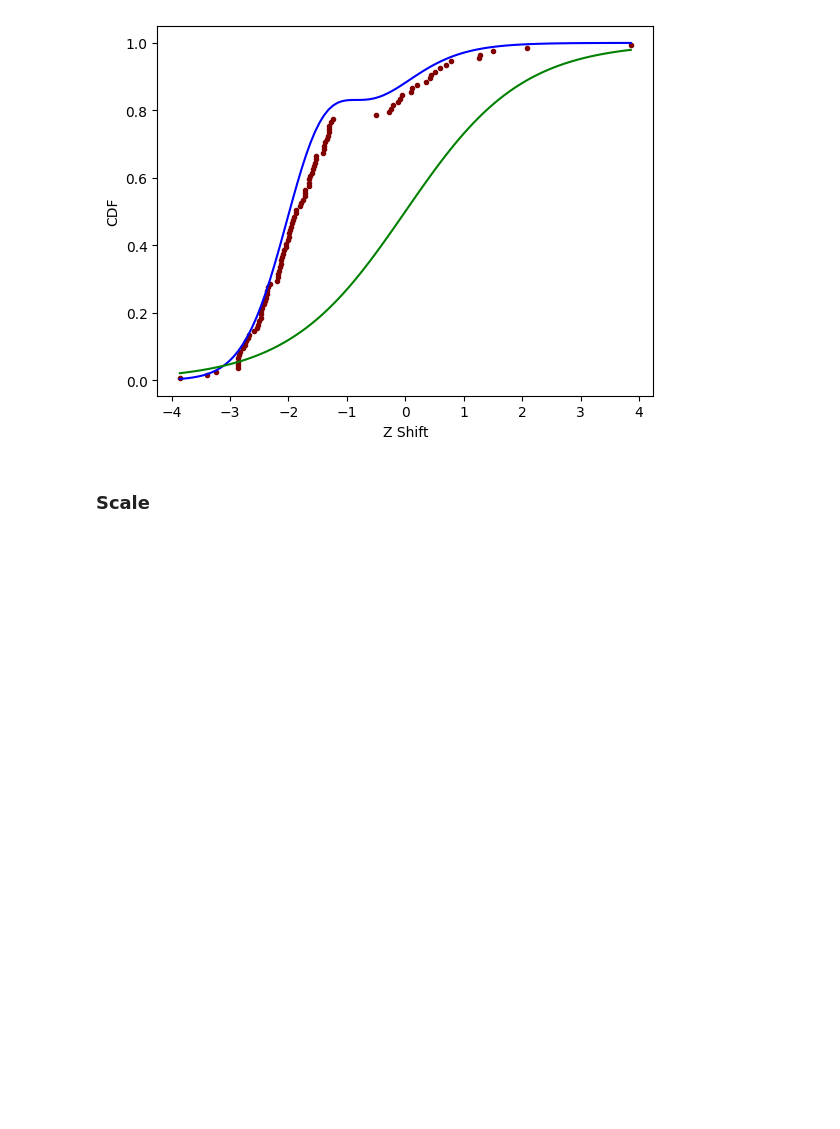
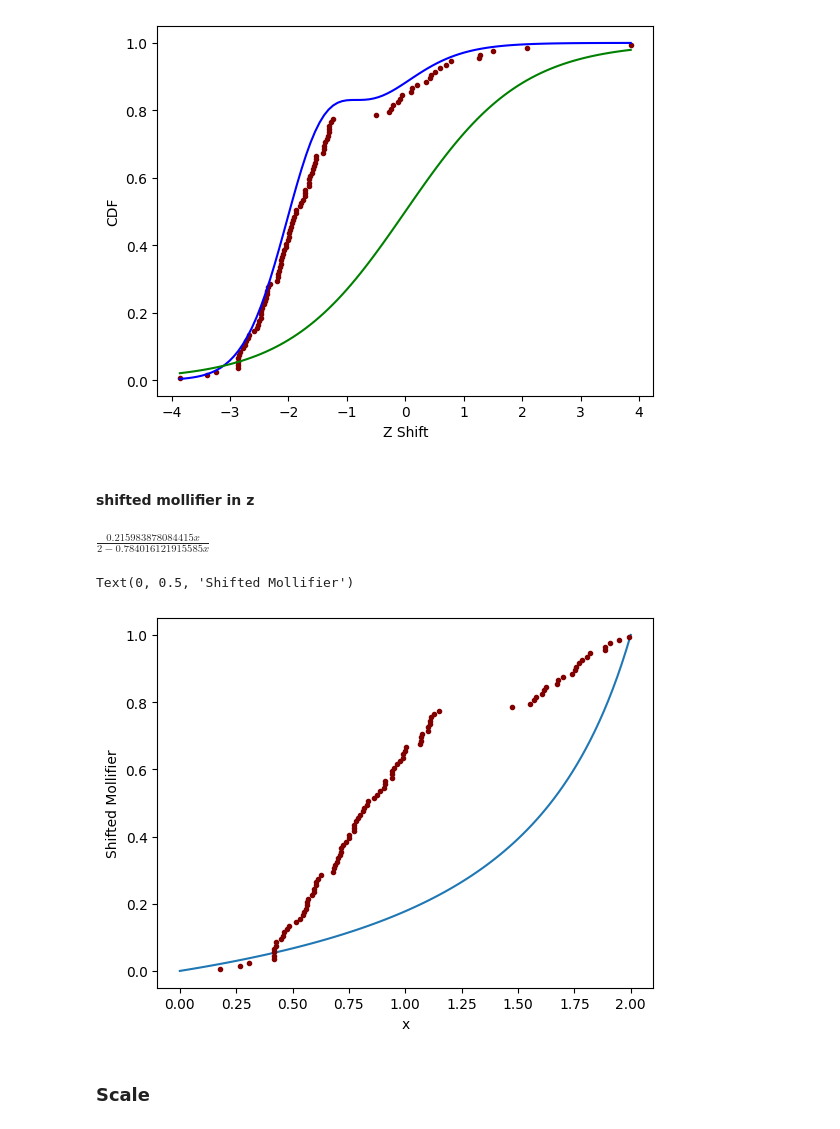
Before and after one commit to DesignToolInvestor/ManetSim, a Jupyter notebook: 2dDist/Worksheets/dist_b_fit.ipynb, the cells around one changed output. Cells and saved outputs as stored; diff of their text form; code cells hidden in the pictures; blank space fills up the shorter version.

```diff
--- a/2dDist/Worksheets/dist_b_fit.ipynb
+++ b/2dDist/Worksheets/dist_b_fit.ipynb
@@ -131,6 +136,25 @@ plot.ylabel('CDF')
 # %% [output]
 Text(0, 0.5, 'CDF')
 [figure]
+# %% [markdown]
+#### shifted mollifier in z
+# %%
+molXs = molZ.subs(z, mapExp - z0).simplify()
+molXs
+# %% [output]
+$\displaystyle \frac{0.215983878084415 x}{2 - 0.784016121915585 x}$
+# %%
+xGrid = Grid1(0,2, nPlot)
+molL = [molXs.subs(x,xV).evalf() for xV in xGrid]
+plot.plot(xGrid, molL)
+
+plot.plot(sampSort,quant, '.', c='maroon')
+
+plot.xlabel('x')
+plot.ylabel('Shifted Mollifier')
+# %% [output]
+Text(0, 0.5, 'Shifted Mollifier')
+[figure, added]
 # %% [markdown]
 ### Scale
 # %%
```
Also changed, not shown: parts of 34 cells of this notebook, 3 other files.
